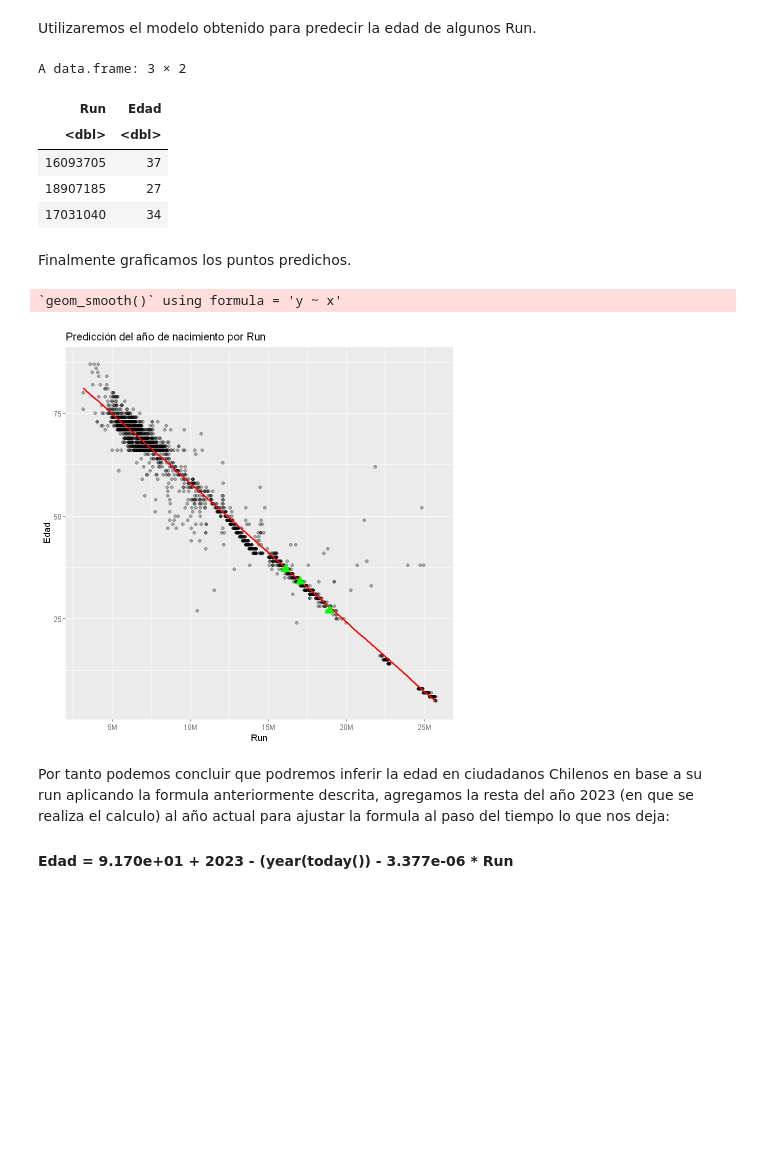
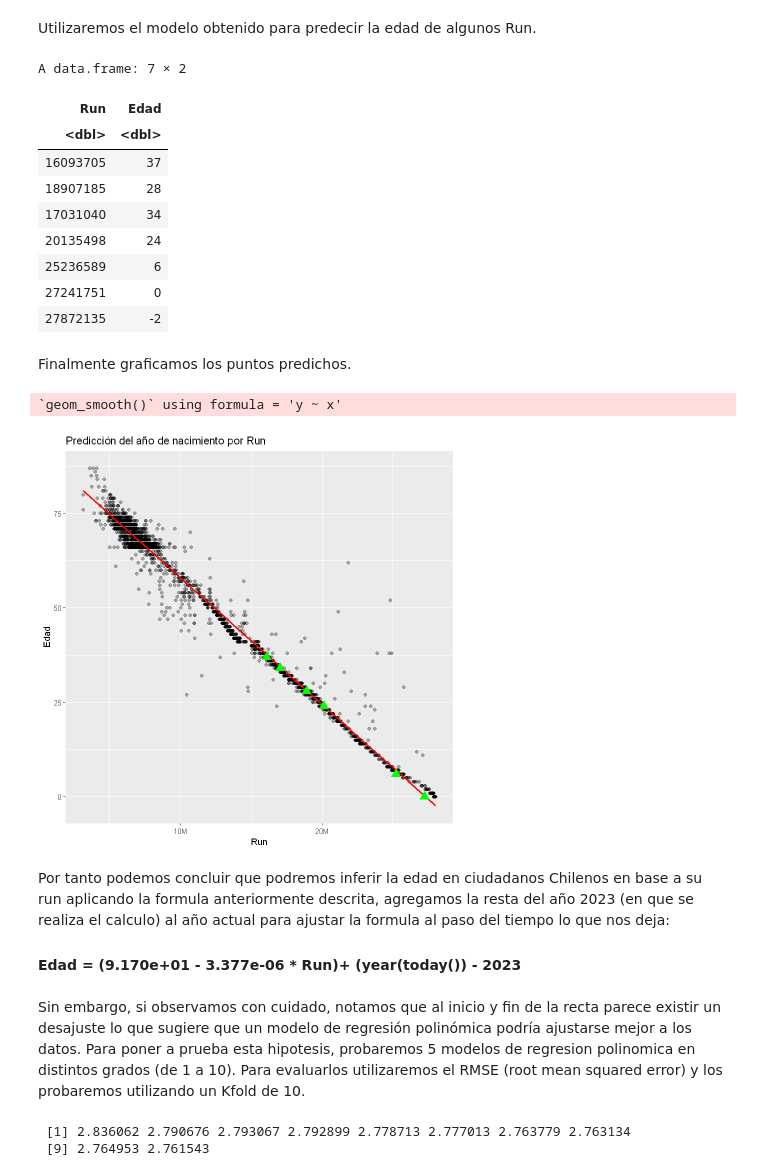
Before and after one commit to MairCaro/Calcular-Edad-por-Run, a Jupyter notebook: Calculo de Edad con Run.ipynb, the cells around one changed output. Saved outputs shown, nothing was run; the diff lists cells and outputs as text; code cells hidden in the pictures; blank space fills up the shorter version.

```diff
--- a/Calculo de Edad con Run.ipynb
+++ b/Calculo de Edad con Run.ipynb
@@ -39,5 +21,5 @@ The following object is masked from 'package:readr':
 # %%
-data<-readxl::read_xlsx(path="Datos/Datos_run_edad.xlsx",sheet="Run")
+data<-readxl::read_xlsx(path="c:/users/MairCaro/Desktop/MAGISTER/Bootcamp Ciencia de datos/MODULO4/Proyecto_transparencia/Datos/Honorarios_Vallenar2017.xlsx",sheet="Run")
 # %%
 
 #Tomamos unicamente las columnas Run y Fecha de nacimiento y realizamos el calculo de la edad
@@ -112,34 +94,77 @@ ggplot(data=data, aes(x=Run, y=Edad))+
 # %% [markdown]
 Utilizaremos el modelo obtenido para predecir la edad de algunos Run.
 # %%
-predecir<-data.frame(Run=c(16093705,18907185, 17031040))
+predecir<-data.frame(Run=c(16093705,18907185, 17031040,20135498, 25236589, 27241751, 27872135))
 predecir<-predecir %>%
   mutate(Edad=floor(predict(modelo, newdata = predecir)))
 
 predecir
 # %% [output]
-A data.frame: 3 × 2
+A data.frame: 7 × 2
 | Run | Edad |
 | <dbl> | <dbl> |
 | 16093705 | 37 |
-| 18907185 | 27 |
+| 18907185 | 28 |
 | 17031040 | 34 |
+| 20135498 | 24 |
+| 25236589 | 6 |
+| 27241751 | 0 |
+| 27872135 | -2 |
 # %% [markdown]
 Finalmente graficamos los puntos predichos.
 # %%
 ggplot(data=data,aes(x=Run, y=Edad))+
   scale_x_continuous("Run",labels = scales::label_number(scale_cut = scales::cut_short_scale()))+
 geom_point(alpha=0.3)+
-geom_smooth(method="lm", color="red")+
+geom_smooth(method="lm", color="red", se=TRUE ,fill="blue")+
   labs(title="Predicción del año de nacimiento por Run",
        x="Run",
        y="Edad"
        )+
 geom_point(data=predecir,aes(Run, Edad), color="green", size=4, shape=17)
 # %% [output]
 `geom_smooth()` using formula = 'y ~ x'
-[figure, old version]
+[figure, new version]
 # %% [markdown]
 Por tanto podemos concluir que podremos inferir la edad en ciudadanos Chilenos en base a su run aplicando la formula anteriormente descrita, agregamos la resta del año 2023 (en que se realiza el calculo) al año actual para ajustar la formula al paso del tiempo lo que nos deja:
 <br>
-#### Edad = 9.170e+01 + 2023 - (year(today()) - 3.377e-06 * Run
+#### Edad = (9.170e+01 - 3.377e-06 * Run)+ (year(today()) - 2023
+# %% [markdown]
+Sin embargo, si observamos con cuidado, notamos que al inicio y fin de la recta parece existir un desajuste lo que sugiere que un modelo de regresión polinómica podría ajustarse mejor a los datos. Para poner a prueba esta hipotesis, probaremos 5 modelos de regresion polinomica en distintos grados (de 1 a 10). Para evaluarlos utilizaremos el RMSE (root mean squared error) y los probaremos utilizando un Kfold de 10.
+# %%
+#Eliminamos el orden de los datos
+data.shuffled <- data[sample(nrow(data)),]
+
+#Definimos el numero de grupos para el k-fold cross-validation
+K <- 10
+
+#definimos los grados de las ecuaciones polinomicas a justar
+degree <- 10
+
+#creamos los grupos para el K-fold
+folds <- cut(seq(1,nrow(data.shuffled)),breaks=K,labels=FALSE)
+
+#creamos una variable para asignar el error
+rmse = matrix(data=NA,nrow=K,ncol=degree)
+
+#Realizamos la validacion cruzada
+for(i in 1:K){
+
+    #crear grupos de entrenamiento y testeo
+    testIndexes <- which(folds==i,arr.ind=TRUE)
+    testData <- data.shuffled[testIndexes, ]
+    trainData <- data.shuffled[-testIndexes, ]
+
+    #use k-fold cv to evaluate models
+    for (j in 1:degree){
+        fit.train = lm(Edad ~ poly(Run,j), data=trainData)
+        fit.test = predict(fit.train, newdata=testData)
+        rmse[i,j] = sqrt(mean((fit.test-testData$Edad)^2))
+    }
+}
+
+#find MSE for each degree
+colMeans(rmse)
+# %% [output]
+ [1] 2.836062 2.790676 2.793067 2.792899 2.778713 2.777013 2.763779 2.763134
+ [9] 2.764953 2.761543
```
Also changed, not shown: parts of 14 cells of this notebook.
